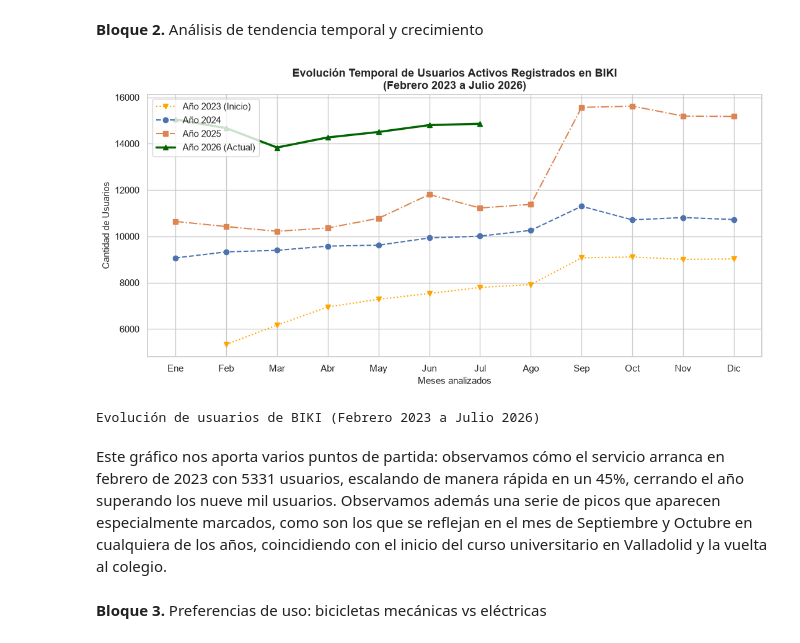
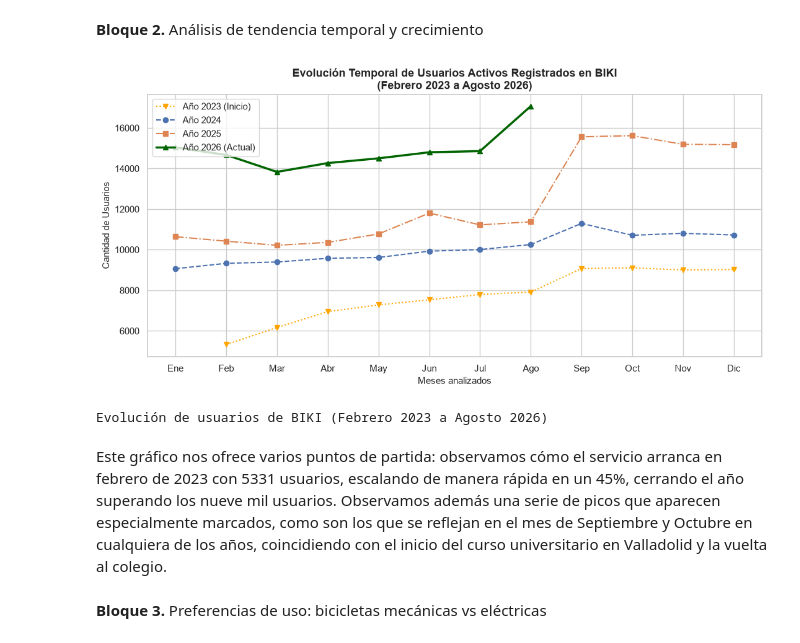
Before and after one commit to adrianamorchons/estudio_bicicletas_biki_valladolid, a Jupyter notebook: analisis_servicio_biki_valladolid.ipynb, the cells around one changed output. Cells and saved outputs as stored; diff of their text form; code cells hidden in the pictures.

```diff
--- a/analisis_servicio_biki_valladolid.ipynb
+++ b/analisis_servicio_biki_valladolid.ipynb
@@ -242,7 +384,7 @@ import seaborn as sns
 # Configuración del estilo de la gráfica
 sns.set_theme(style="whitegrid")
 
-# Histórico de usuarios registrados a final de cada mes (Extraído de tus fuentes)
+# Histórico de usuarios registrados a final de cada mes
 # Nota: Enero 2023 se marca como None ya que el servicio comenzó en febrero de 2023.
 meses = [
     "Ene",
@@ -308,7 +450,7 @@ usuarios_2026 = [
     14504,
     14801,
     14859,
-    None,
+    17075,
     None,
     None,
     None,
@@ -331,39 +473,39 @@ plt.plot(meses, usuarios_2024, marker="o", linestyle="--", label="Año 2024")
 plt.plot(meses, usuarios_2025, marker="s", linestyle="-.", label="Año 2025")
 plt.plot(
     meses,
     usuarios_2026,
     marker="^",
     linestyle="-",
     linewidth=2.5,
     color="darkgreen",
     label="Año 2026 (Actual)",
 )
 
 # Títulos y formato
 plt.title(
-    "Evolución Temporal de Usuarios Activos Registrados en BIKI\n(Febrero 2023 a Julio 2026)",
+    "Evolución Temporal de Usuarios Activos Registrados en BIKI\n(Febrero 2023 a Agosto 2026)",
     fontsize=13,
     fontweight="bold",
 )
 plt.xlabel("Meses analizados", fontsize=11)
 plt.ylabel("Cantidad de Usuarios", fontsize=11)
 plt.legend(loc="upper left")
 plt.tight_layout()
 
 # Uso de BytesIO tal como lo estructuraste para manejo en memoria
 buf = BytesIO()
 plt.savefig(buf, format="png", dpi=300)
 buf.seek(0)
 
 # Mostrar el resultado en pantalla en VS Code
 plt.show()
 
-print("Evolución de usuarios de BIKI (Febrero 2023 a Julio 2026)")
+print("Evolución de usuarios de BIKI (Febrero 2023 a Agosto 2026)")
 # %% [output]
-[figure, old version]
+[figure, new version]
-Evolución de usuarios de BIKI (Febrero 2023 a Julio 2026)
+Evolución de usuarios de BIKI (Febrero 2023 a Agosto 2026)
 # %% [markdown]
-Este gráfico nos aporta varios puntos de partida: observamos cómo el servicio arranca en febrero de 2023 con 5331 usuarios, escalando de manera rápida en un 45%, cerrando el año superando los nueve mil usuarios.
+Este gráfico nos ofrece varios puntos de partida: observamos cómo el servicio arranca en febrero de 2023 con 5331 usuarios, escalando de manera rápida en un 45%, cerrando el año superando los nueve mil usuarios.
 Observamos además una serie de picos que aparecen especialmente marcados, como son los que se reflejan en el mes de Septiembre y Octubre en cualquiera de los años, coincidiendo con el inicio del curso universitario en Valladolid y la vuelta al colegio.
 # %% [markdown]
 **Bloque 3.** Preferencias de uso: bicicletas mecánicas vs eléctricas
```
Also changed, not shown: parts of 38 cells of this notebook.
